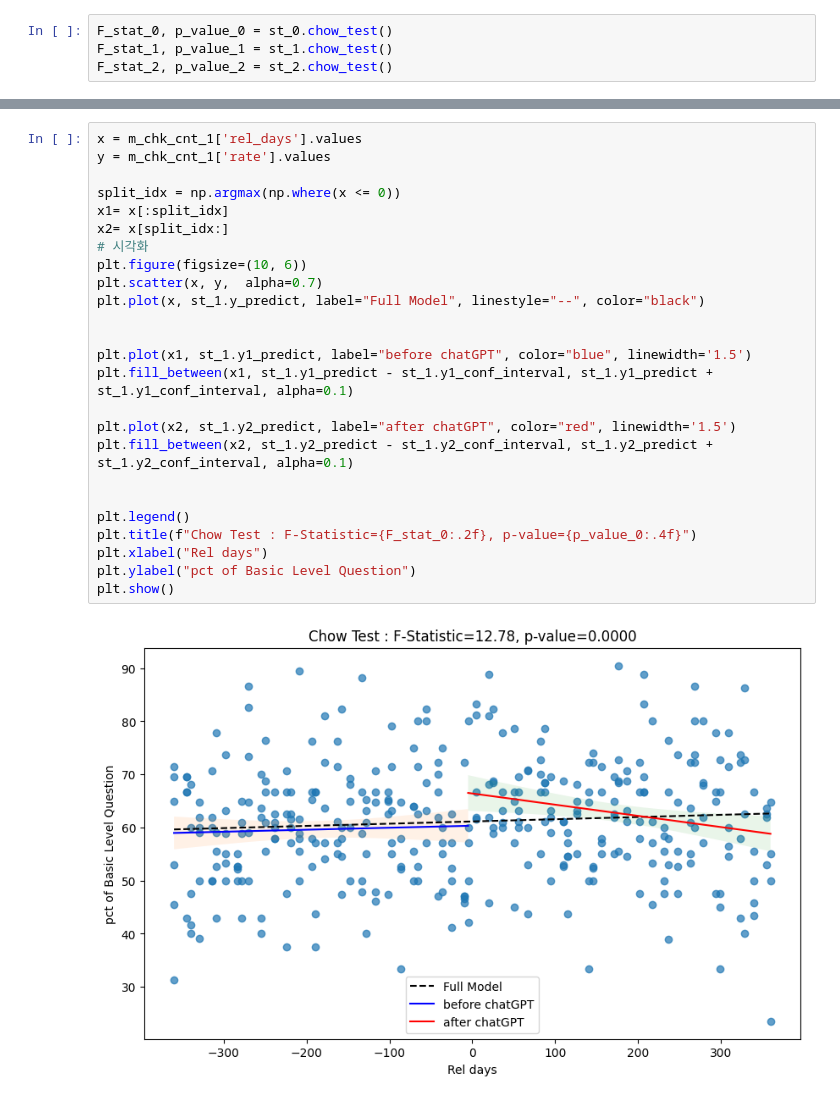
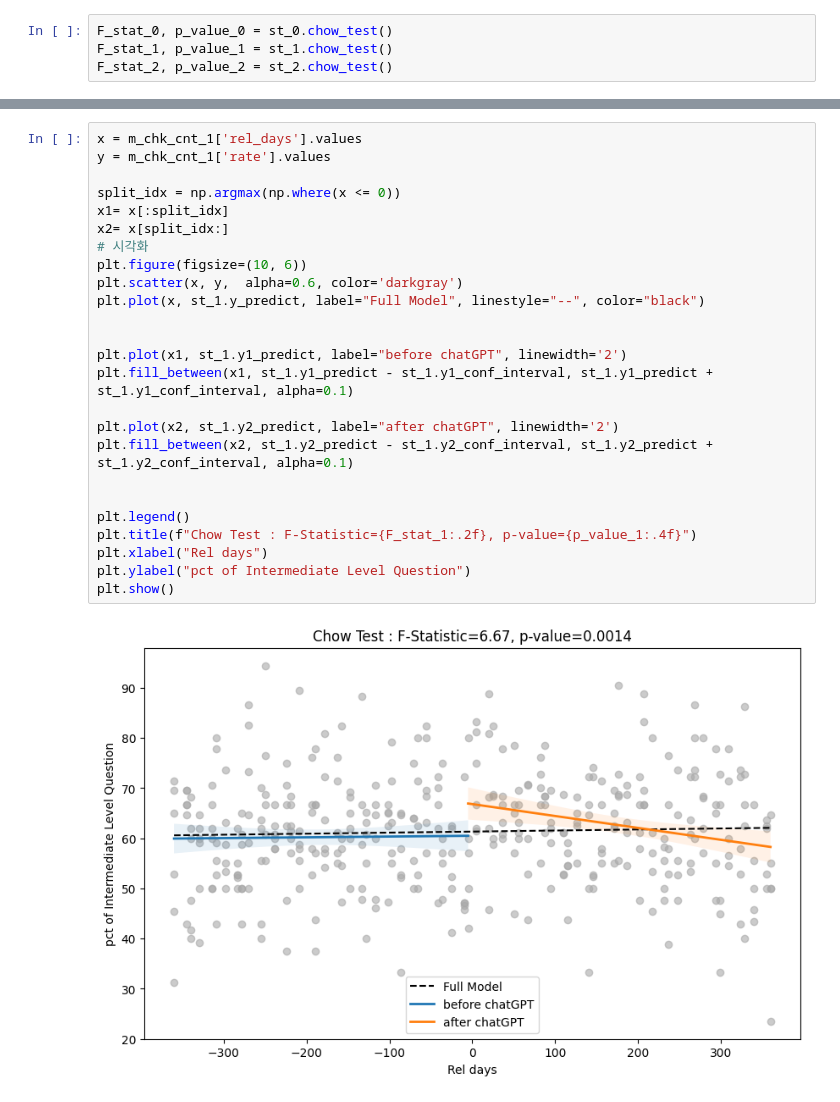
Before and after one commit to boysbeanxious/stackoverflow_src, a Jupyter notebook: LLM/3_visualization_sample_ver3.ipynb, the cells around one changed output, grey strips where cells are left out. Saved outputs shown, nothing was run; the diff lists cells and outputs as text.

```diff
--- a/LLM/3_visualization_sample_ver3.ipynb
+++ b/LLM/3_visualization_sample_ver3.ipynb
@@ -305,30 +305,30 @@ plt.show()
 # %%
 x = m_chk_cnt_1['rel_days'].values
 y = m_chk_cnt_1['rate'].values
 
 split_idx = np.argmax(np.where(x <= 0))
 x1= x[:split_idx]
 x2= x[split_idx:]
 # 시각화
 plt.figure(figsize=(10, 6))
-plt.scatter(x, y,  alpha=0.7)
+plt.scatter(x, y,  alpha=0.6, color='darkgray')
 plt.plot(x, st_1.y_predict, label="Full Model", linestyle="--", color="black")
 
 
-plt.plot(x1, st_1.y1_predict, label="before chatGPT", color="blue", linewidth='1.5')
+plt.plot(x1, st_1.y1_predict, label="before chatGPT", linewidth='2')
 plt.fill_between(x1, st_1.y1_predict - st_1.y1_conf_interval, st_1.y1_predict + st_1.y1_conf_interval, alpha=0.1)
 
-plt.plot(x2, st_1.y2_predict, label="after chatGPT", color="red", linewidth='1.5')
+plt.plot(x2, st_1.y2_predict, label="after chatGPT", linewidth='2')
 plt.fill_between(x2, st_1.y2_predict - st_1.y2_conf_interval, st_1.y2_predict + st_1.y2_conf_interval, alpha=0.1)
 
 
 plt.legend()
-plt.title(f"Chow Test : F-Statistic={F_stat_0:.2f}, p-value={p_value_0:.4f}")
+plt.title(f"Chow Test : F-Statistic={F_stat_1:.2f}, p-value={p_value_1:.4f}")
 plt.xlabel("Rel days")
-plt.ylabel("pct of Basic Level Question")
+plt.ylabel("pct of Intermediate Level Question")
 plt.show()
 # %% [output]
-[figure, old version]
+[figure, new version]
 # %%
 x = m_chk_cnt_2['rel_days'].values
 y = m_chk_cnt_2['rate'].values
```
Also changed, not shown: parts of 8 cells of this notebook, 4 other files.
